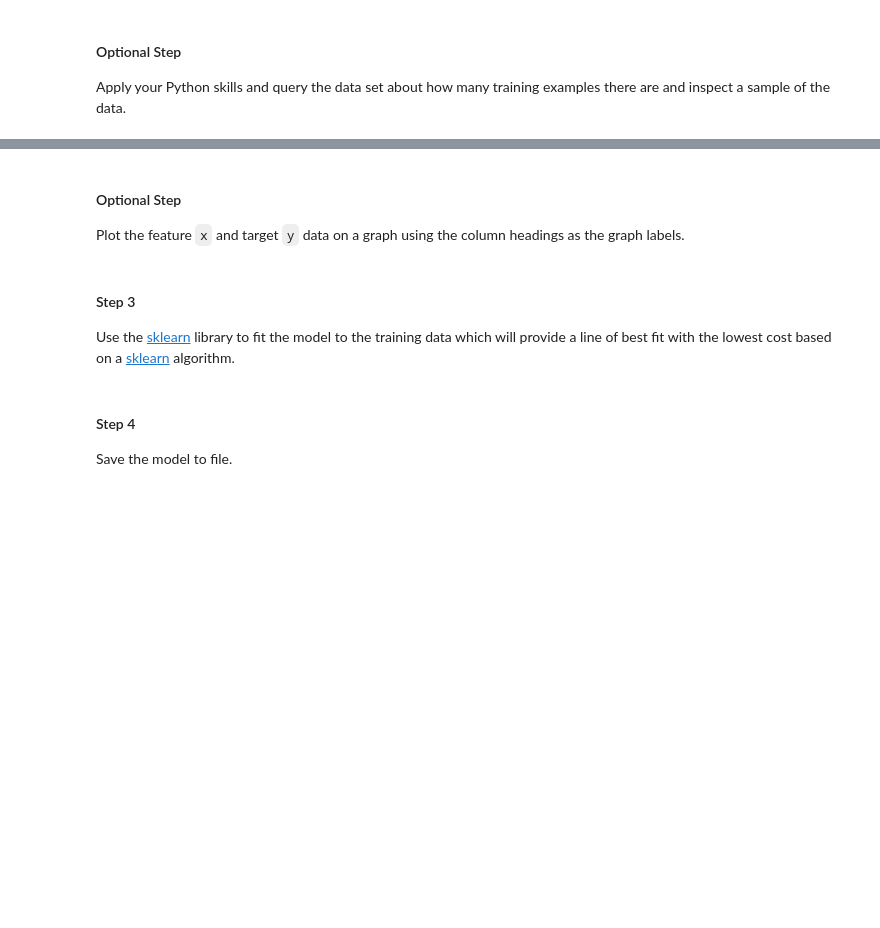
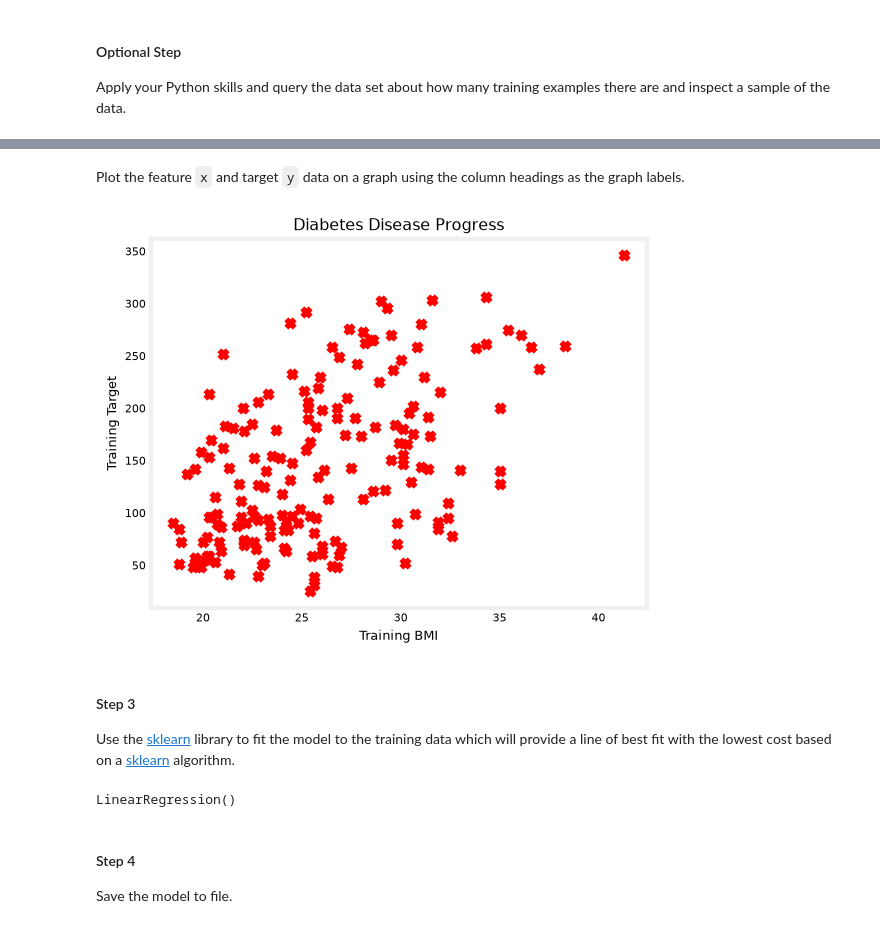
Before and after one commit to BaulkhamHillsHS/MLOps-Dunne, a Jupyter notebook: 3.Operations/3.1.Deploy_Model/3.1.1.Basic_Model_Depolyment.ipynb, the cells around one changed output, grey strips where cells are left out. Saved outputs shown, nothing was run; the diff lists cells and outputs as text; code cells hidden in the pictures; blank space fills up the shorter version.

```diff
--- a/3.Operations/3.1.Deploy_Model/3.1.1.Basic_Model_Depolyment.ipynb
+++ b/3.Operations/3.1.Deploy_Model/3.1.1.Basic_Model_Depolyment.ipynb
@@ -16,16 +16,17 @@ Load the required dependencies including [pickle](https://docs.python.org/3/libr
 import numpy as np
 import pandas as pd
 import matplotlib.pyplot as plt
-plt.style.use('style_Matplotlib_charts.mplstyle')
+plt.style.use('../../style_Matplotlib_charts.mplstyle')
 from sklearn.linear_model import LinearRegression
 import pickle
 # %% [markdown]
 ####  Step 2
 - Open and parse the CSV file and store the data as variable array objects.
 # %%
-training_data = pd.read_csv('course_specifications_data.csv', delimiter=',')
-x = np.array(training_data.iloc[:,1]).reshape(-1, 1)
-y = np.array(training_data.iloc[:,0])
+x_col = 'BMI'
+training_data = pd.read_csv('../../2.Model_Development/2.3.Model_Training/2.3.2.training_data.csv')
+x = np.array(training_data[x_col]).reshape(-1, 1)
+y = np.array(training_data['Target'])
 # %% [markdown]
 #### Optional Step
 
@@ -41,17 +50,19 @@ print(table.head())
 # %% [markdown]
-#### Optional Step
+
 
 Plot the feature `x` and target `y` data on a graph using the column headings as the graph labels.
 # %%
 # Plot the data points
 plt.scatter(x, y, marker='x', c='r')
 # Set the title
-plt.title("NESA Course Specifications Data")
+plt.title("Diabetes Disease Progress")
 # Set the y-axis label
-plt.ylabel(f'Training {training_data.columns[0]}')
+plt.ylabel('Training Target')
 # Set the x-axis label
-plt.xlabel(f'Training {training_data.columns[1]}')
+plt.xlabel(f'Training {x_col}')
 plt.show()
+# %% [output]
+[figure, added]
 # %% [markdown]
 #### Step 3
 
@@ -61,6 +72,8 @@ Use the [sklearn](https://scikit-learn.org/stable/) library to fit the model to
 my_model = LinearRegression()
 # Fit the model to the data
 my_model.fit(x, y)
+# %% [output]
+LinearRegression()
 # %% [markdown]
 #### Step 4
 
```
Also changed, not shown: parts of 7 cells of this notebook.
